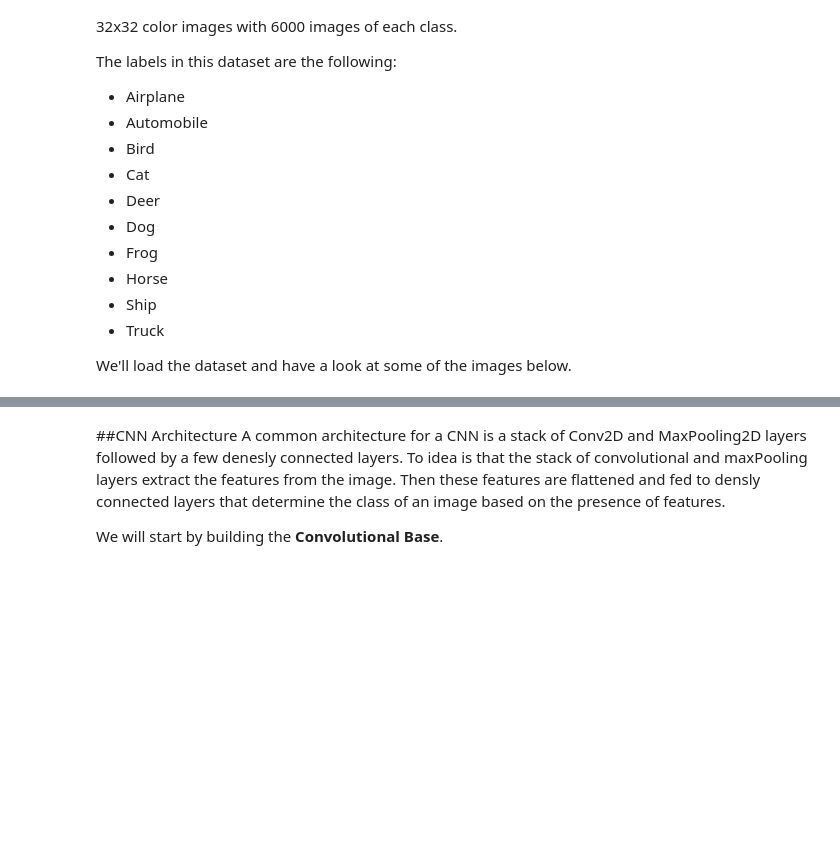
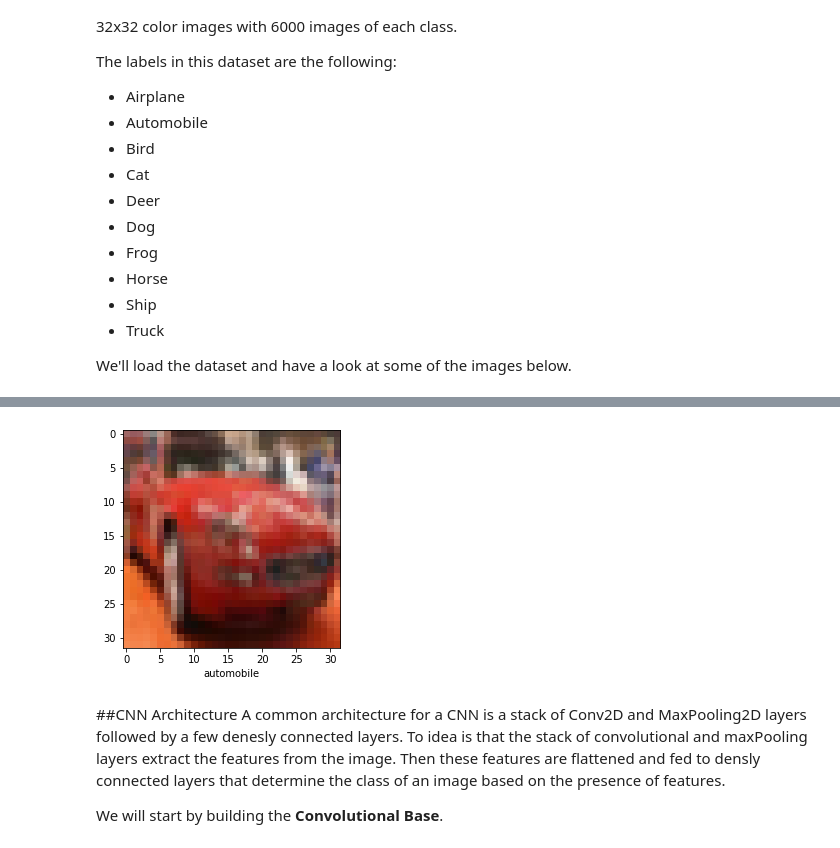
Before and after one commit to mf3129/ML_AI_Python, a Jupyter notebook: Copy_of_Computer_Vision.ipynb, the cells around one changed output, grey strips where cells are left out. Cells and saved outputs as stored; diff of their text form; code cells hidden in the pictures; blank space fills up the shorter version.

```diff
--- a/Copy_of_Computer_Vision.ipynb
+++ b/Copy_of_Computer_Vision.ipynb
@@ -145,10 +154,12 @@ class_names = ['airplane', 'automobile', 'bird', 'cat', 'deer',
 # %%
 # Let's look at a one image
-IMG_INDEX = 7  # change this to look at other images
+IMG_INDEX = 5  # change this to look at other images
 
 plt.imshow(train_images[IMG_INDEX] ,cmap=plt.cm.binary)
 plt.xlabel(class_names[train_labels[IMG_INDEX][0]])
 plt.show()
+# %% [output]
+[figure, added]
 # %% [markdown]
 ##CNN Architecture
 A common architecture for a CNN is a stack of Conv2D and MaxPooling2D layers followed by a few denesly connected layers. To idea is that the stack of convolutional and maxPooling layers extract the features from the image. Then these features are flattened and fed to densly connected layers that determine the class of an image based on the presence of features.
```
Also changed, not shown: parts of 2 cells of this notebook.
